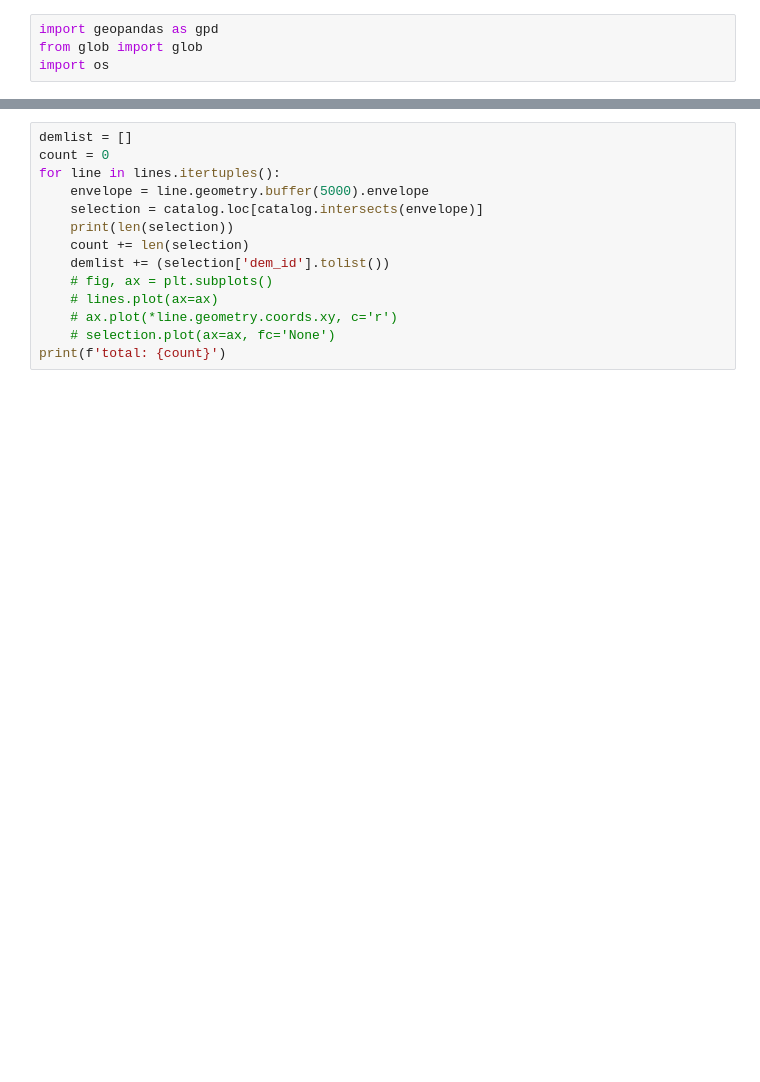
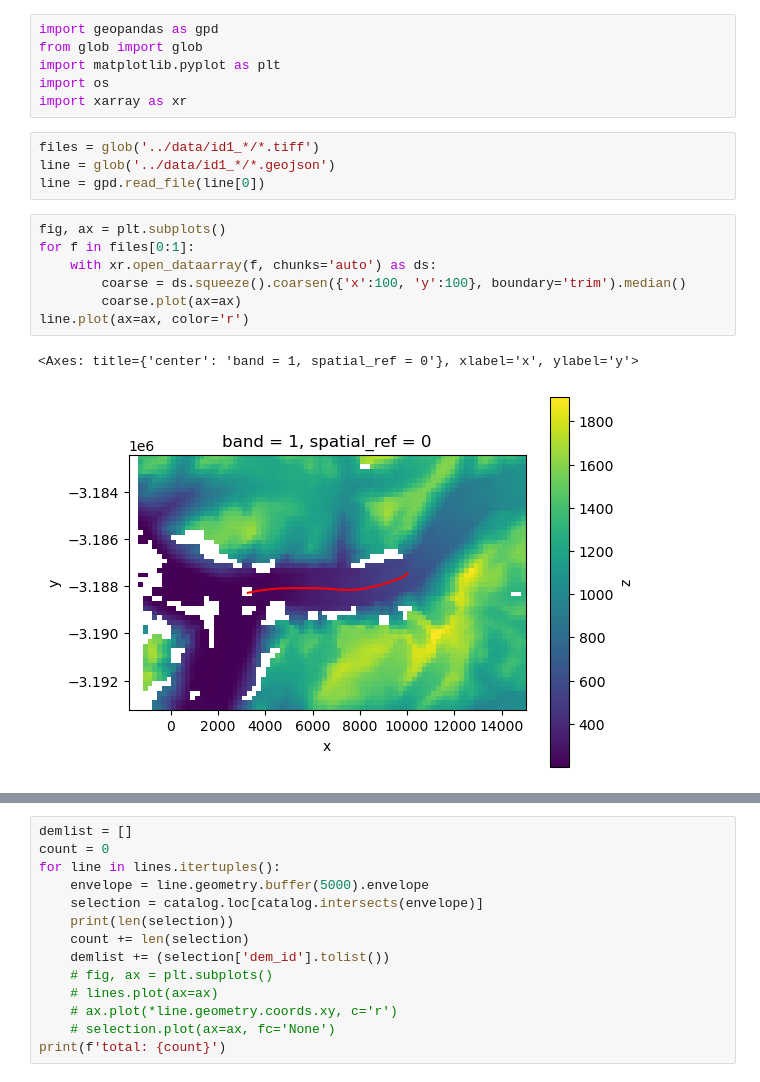
Before and after one commit to tlohde/lake-terminating-glaciers, a Jupyter notebook: src/scratchpad.ipynb, the cells around one changed output, grey strips where cells are left out. Saved outputs shown, nothing was run; the diff lists cells and outputs as text; blank space fills up the shorter version.

```diff
--- a/src/scratchpad.ipynb
+++ b/src/scratchpad.ipynb
@@ -1,4 +1,20 @@
 # %%
 import geopandas as gpd
 from glob import glob
+import matplotlib.pyplot as plt
 import os
+import xarray as xr
+# %%
+files = glob('../data/id1_*/*.tiff')
+line = glob('../data/id1_*/*.geojson')
+line = gpd.read_file(line[0])
+# %%
+fig, ax = plt.subplots()
+for f in files[0:1]:
+    with xr.open_dataarray(f, chunks='auto') as ds:
+        coarse = ds.squeeze().coarsen({'x':100, 'y':100}, boundary='trim').median()
+        coarse.plot(ax=ax)
+line.plot(ax=ax, color='r')
+# %% [output]
+<Axes: title={'center': 'band = 1, spatial_ref = 0'}, xlabel='x', ylabel='y'>
+[figure, added]
```
Also changed, not shown: parts of 7 cells of this notebook, 5 other files.
